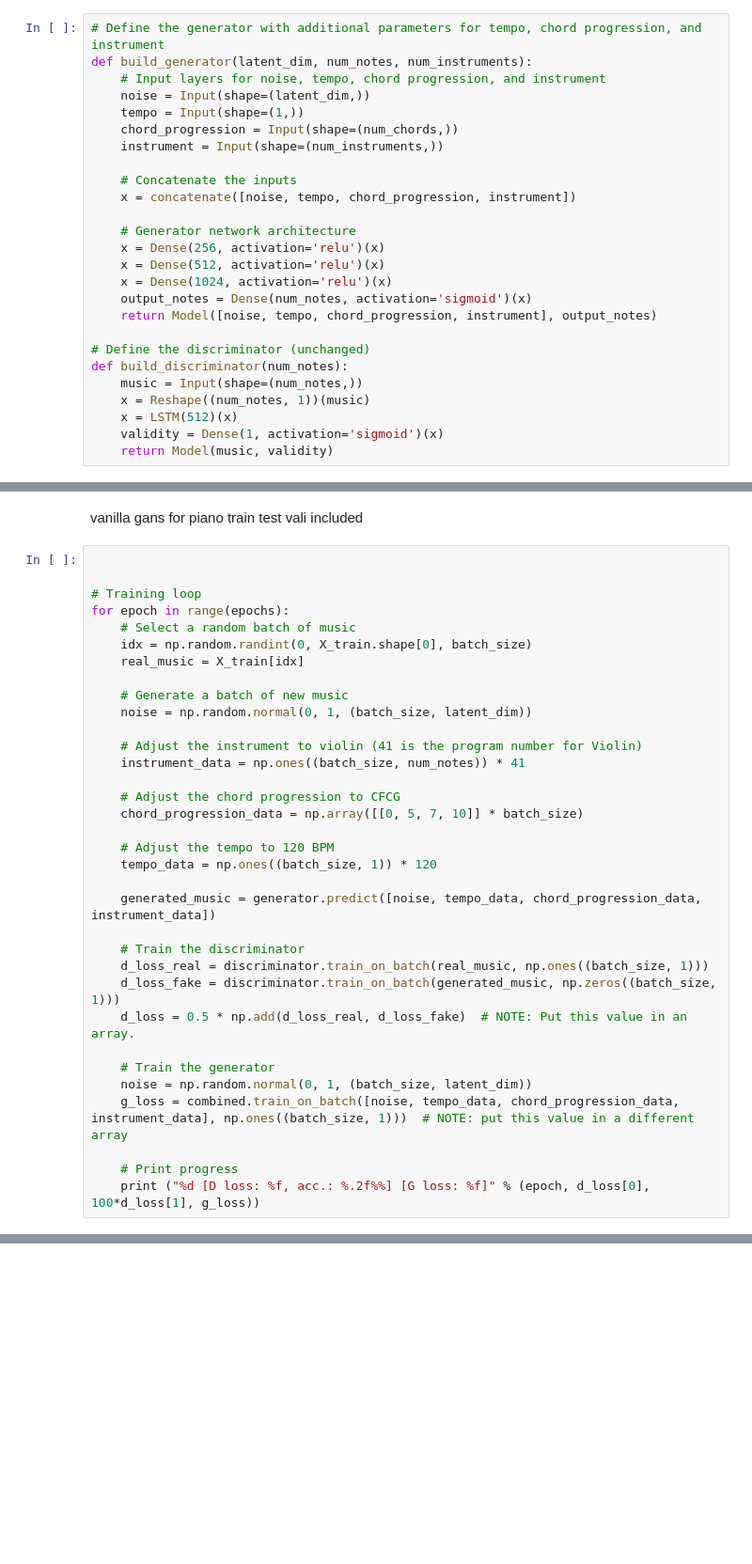
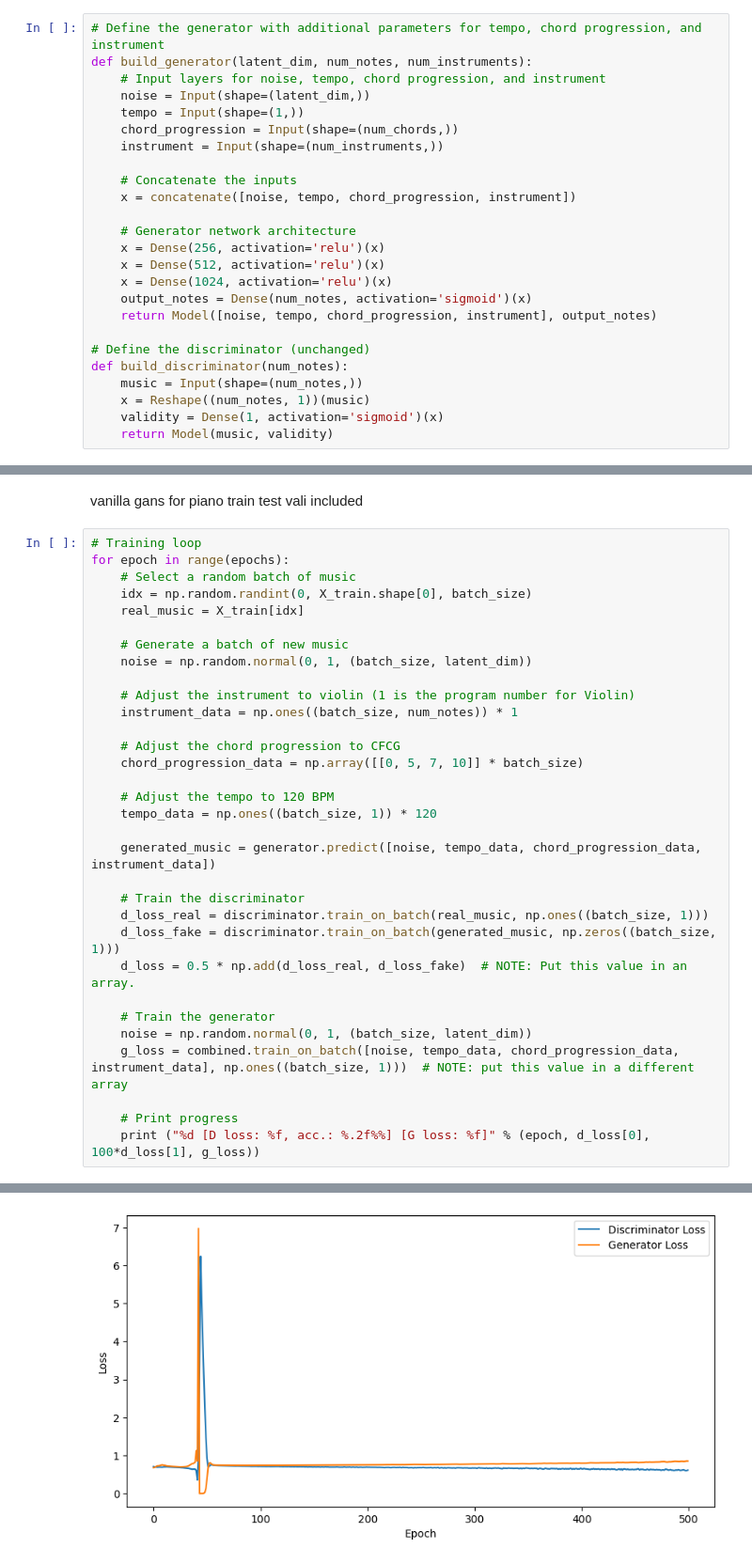
Before and after one commit to smritisinha99/GANs, a Jupyter notebook: Music Generation GANs.ipynb, the cells around one changed output, grey strips where cells are left out. Shown at 94% size. Drawn from its saved outputs; the diff is of its cells as text; blank space fills up the shorter version.

```diff
--- a/Music Generation GANs.ipynb
+++ b/Music Generation GANs.ipynb
@@ -52,7 +52,6 @@ def build_generator(latent_dim, num_notes, num_instruments):
 def build_discriminator(num_notes):
     music = Input(shape=(num_notes,))
     x = Reshape((num_notes, 1))(music)
-    x = LSTM(512)(x)
     validity = Dense(1, activation='sigmoid')(x)
     return Model(music, validity)
 # %%
@@ -117,8 +116,6 @@ combined.compile(loss='binary_crossentropy', optimizer=Adam(0.0002, 0.5))
 vanilla gans for piano
 train test vali included
 # %%
-
-
 # Training loop
 for epoch in range(epochs):
     # Select a random batch of music
@@ -128,8 +125,8 @@ for epoch in range(epochs):
     # Generate a batch of new music
     noise = np.random.normal(0, 1, (batch_size, latent_dim))
 
-    # Adjust the instrument to violin (41 is the program number for Violin)
-    instrument_data = np.ones((batch_size, num_notes)) * 41
+    # Adjust the instrument to violin (1 is the program number for Violin)
+    instrument_data = np.ones((batch_size, num_notes)) * 1
 
     # Adjust the chord progression to CFCG
     chord_progression_data = np.array([[0, 5, 7, 10]] * batch_size)
@@ -170,0 +168 @@ Accuracy on generated music samples: 1.0
+[figure, added]
```
Also changed, not shown: parts of 14 cells of this notebook.
